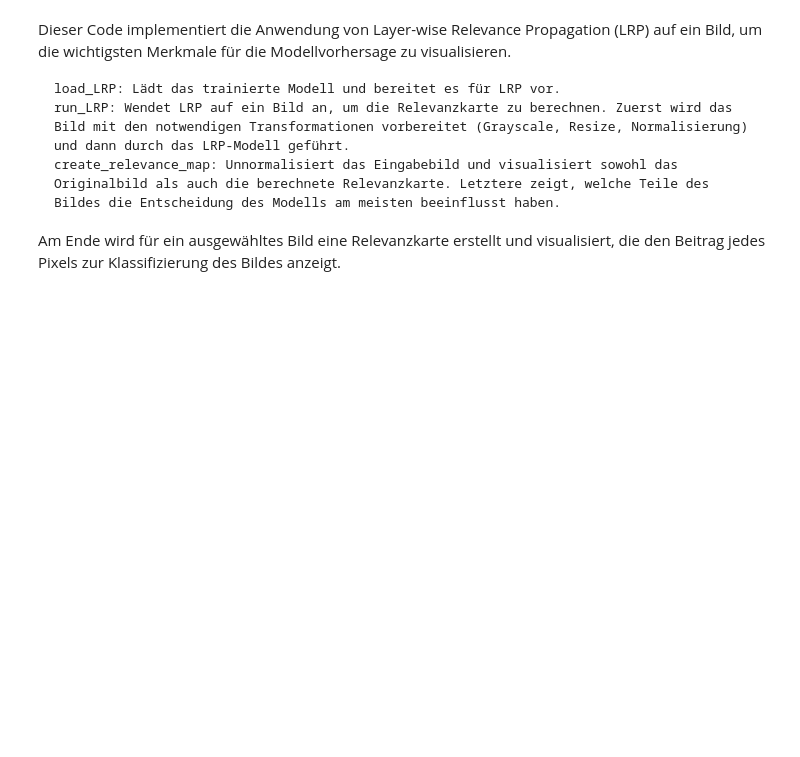
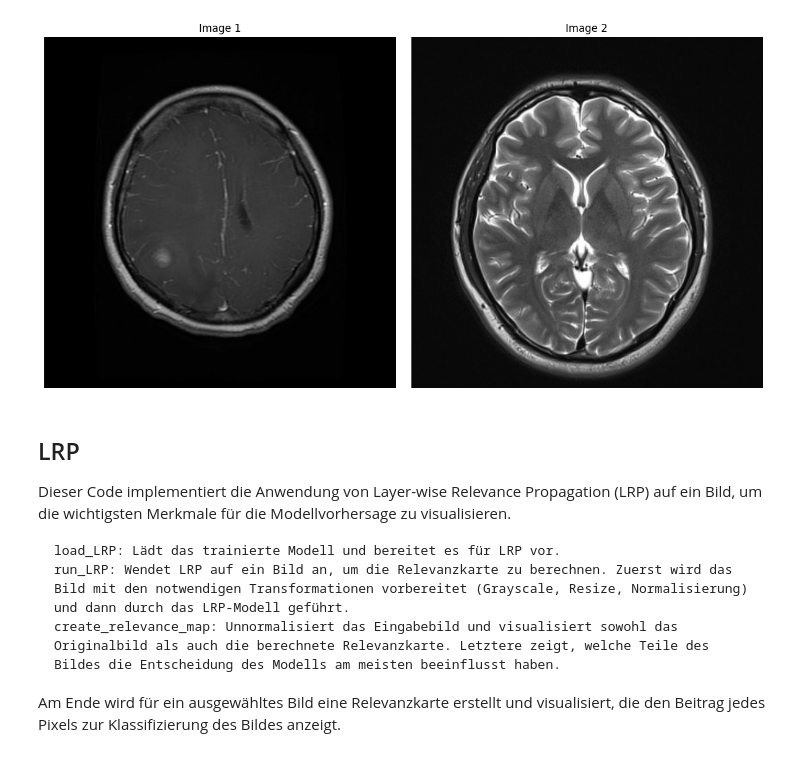
Before and after one commit to einBuegelbrett/Explainable-AI, a Jupyter notebook: main.ipynb, the cells around one changed output. Cells and saved outputs as stored; diff of their text form; code cells hidden in the pictures; blank space fills up the shorter version.

```diff
--- a/main.ipynb
+++ b/main.ipynb
@@ -215,4 +220,20 @@ Accuracy for class: Healthy is 97.7 %
+# %%
+fig, axes = plt.subplots(1, 2, figsize=(12, 6))
+
+axes[0].imshow(Image.open('./images-documentation/hidden_image_1.png'))
+axes[0].set_title("Image 1")
+axes[0].axis('off')  # Hide axes
+
+axes[1].imshow(Image.open('./images-documentation/hidden_image_2.jpg'))
+axes[1].set_title("Image 2")
+axes[1].axis('off')  # Hide axes
+
+fig.tight_layout()
+plt.show()
+# %% [output]
+[figure, added]
 # %% [markdown]
+## LRP
 Dieser Code implementiert die Anwendung von Layer-wise Relevance Propagation (LRP) auf ein Bild, um die wichtigsten Merkmale für die Modellvorhersage zu visualisieren.
 
     load_LRP: Lädt das trainierte Modell und bereitet es für LRP vor.
```
Also changed, not shown: parts of 40 cells of this notebook, 4 other files.
